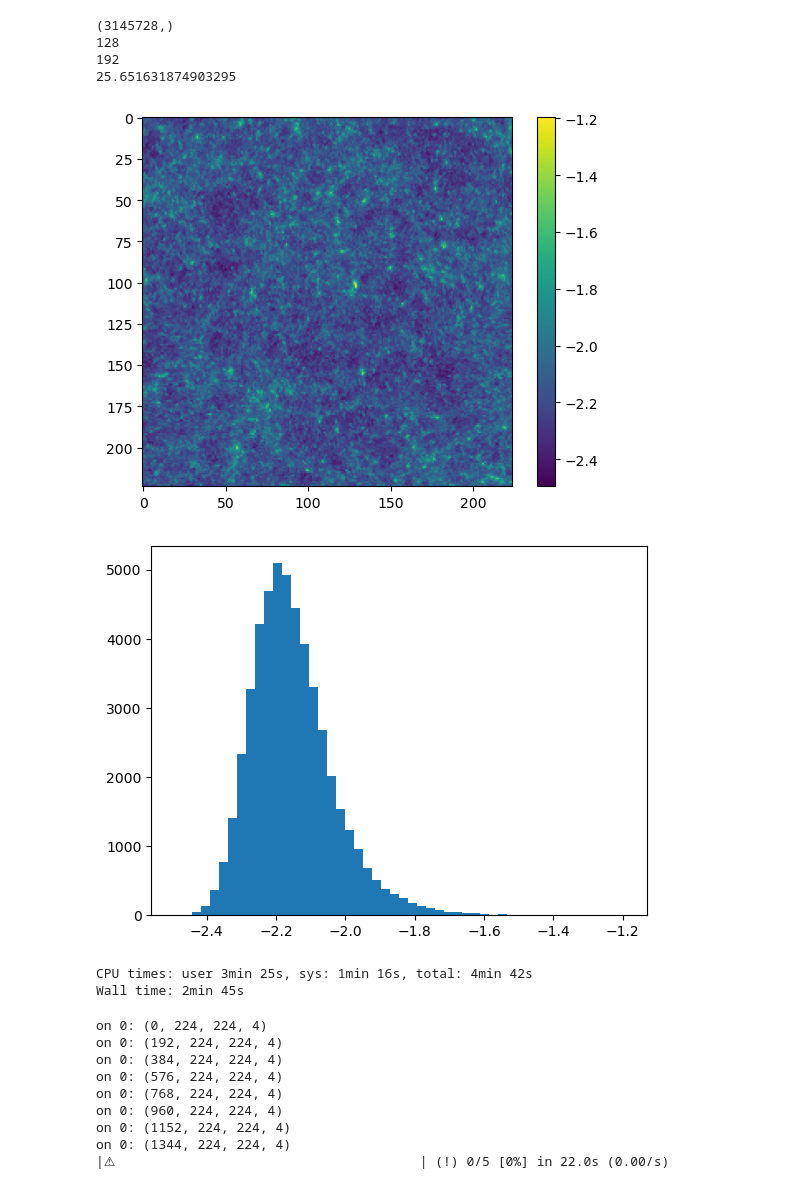
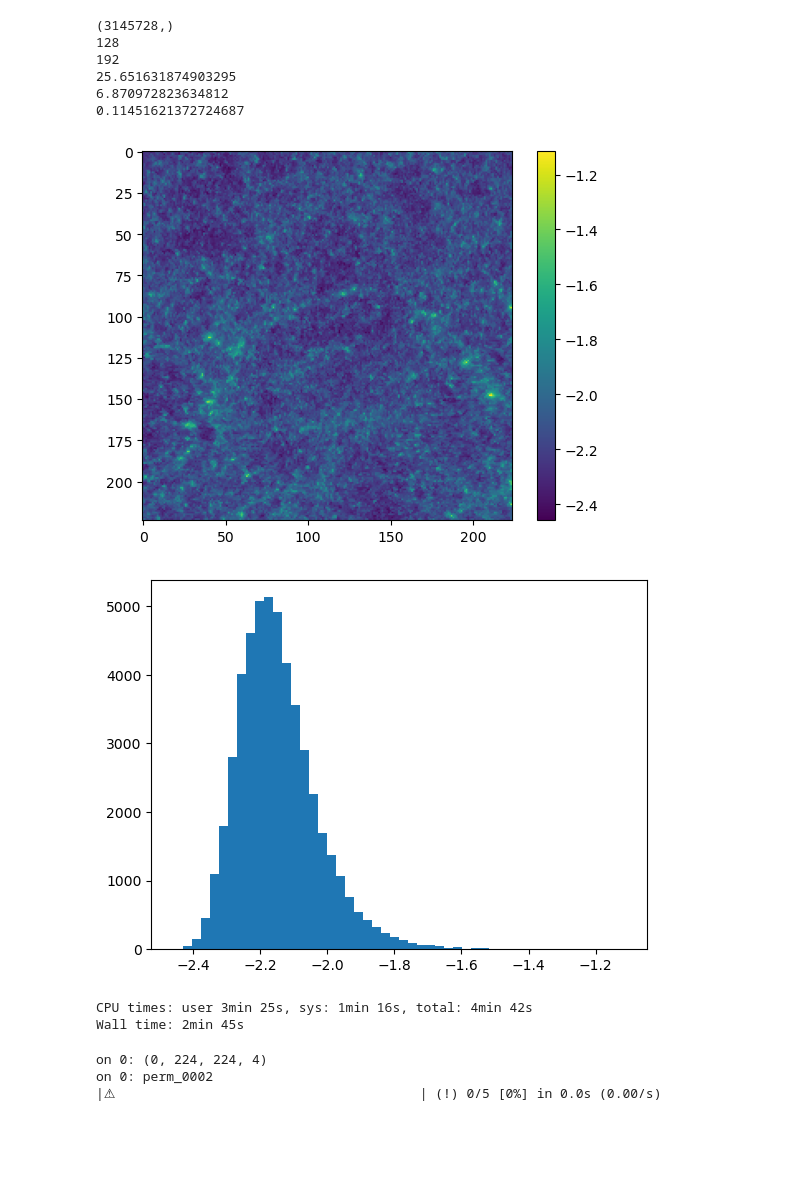
Before and after one commit to shubhagrawal30/ViT_weak_lensing, a Jupyter notebook: notebooks/dataset.ipynb, the cells around one changed output. Cells and saved outputs as stored; diff of their text form; code cells hidden in the pictures; blank space fills up the shorter version.

Commit message:
add plot and res calc

```diff
--- a/notebooks/dataset.ipynb
+++ b/notebooks/dataset.ipynb
@@ -25,6 +25,7 @@ def IndexToDeclRa(index, nside,nest= False):
 
 nside = 512
 nside_small = 4
+perm = "perm_0001"
 with h5py.File(os.path.join("/global/cfs/cdirs/des/cosmogrid/stage3_forecast/fiducial/cosmo_fiducial/", perm, fil_name)) as fil:
     map_test_ = np.array(fil['kg']["stage3_lensing1"])
     print(map_test_.shape)
@@ -33,35 +34,39 @@ with h5py.File(os.path.join("/global/cfs/cdirs/des/cosmogrid/stage3_forecast/fid
 map_indexes = np.arange(hp.nside2npix(nside_small))
 dec_,ra_ = IndexToDeclRa(map_indexes, nside_small,nest= False)
 pairs_ = np.vstack([ra_,dec_])
 
 # initial guess for the size of the patch
 delta = np.sqrt(hp.nside2pixarea(nside_small, degrees = True))*2
 pixels = int(delta/(hp.nside2resol(nside, arcmin=True)/60))
 res = hp.nside2resol(nside, arcmin=True)
 xsize=2**int(np.log2(pixels))
 print(xsize)
 xsize=224
 print(pairs_.shape[1])
 
 print(xsize * res / 60)
+print(res)
+print(res / 60)
 
 for i in range(pairs_.shape[1]):
     if i<1:
         ra_,dec_ = pairs_[:,i]
         m_projected = hp.gnomview(map_test_, rot=(ra_,dec_), xsize=xsize ,no_plot=True,reso=res,return_projected_map=True)
         plt.imshow(np.log10(m_projected))
         plt.colorbar()
         plt.show()
         plt.hist(np.ravel(np.log10(m_projected)), bins=50)
         plt.show()
     break
 # %% [output]
 (3145728,)
 128
 192
 25.651631874903295
+6.870972823634812
+0.11451621372724687
-[figure, old version]
+[figure, new version]
-[figure, old version]
+[figure, new version]
 # %%
 def gen_from_one_file(fil_name, nside=512, nside_crop=4, \
                       keys=["stage3_lensing" + str(i) for i in range(1, 5)], out_shape=(224, 224, 4)):
@@ -99,6 +104,8 @@ for grid in alive_it(os.listdir(grids_dir)[:5], force_tty=True, bar="checks", sp
     for perm in os.listdir(path_grid):
         if "perm" not in perm:
             continue
+        print(perm)
+        break
         out_arr = gen_from_one_file(os.path.join(path_grid, perm, fil_name))
         all_perms_out = np.append(all_perms_out, out_arr, axis=0)
         print(all_perms_out.shape)
@@ -106,11 +113,5 @@ for grid in alive_it(os.listdir(grids_dir)[:5], force_tty=True, bar="checks", sp
     break
 # %% [output]
 on 0: (0, 224, 224, 4)
-on 0: (192, 224, 224, 4)
-on 0: (384, 224, 224, 4)
-on 0: (576, 224, 224, 4)
-on 0: (768, 224, 224, 4)
-on 0: (960, 224, 224, 4)
-on 0: (1152, 224, 224, 4)
-on 0: (1344, 224, 224, 4)
-|⚠︎                                       | (!) 0/5 [0%] in 22.0s (0.00/s)
+on 0: perm_0002
+|⚠︎                                       | (!) 0/5 [0%] in 0.0s (0.00/s)
```
Also changed, not shown: 4 other files.
